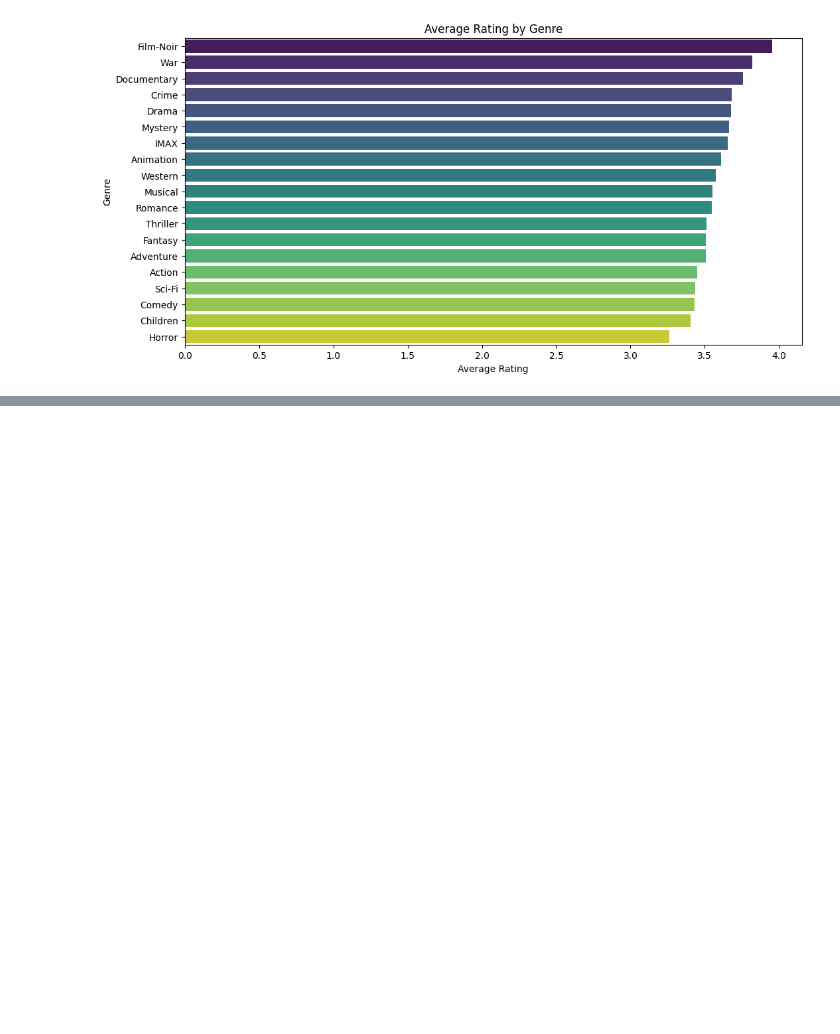
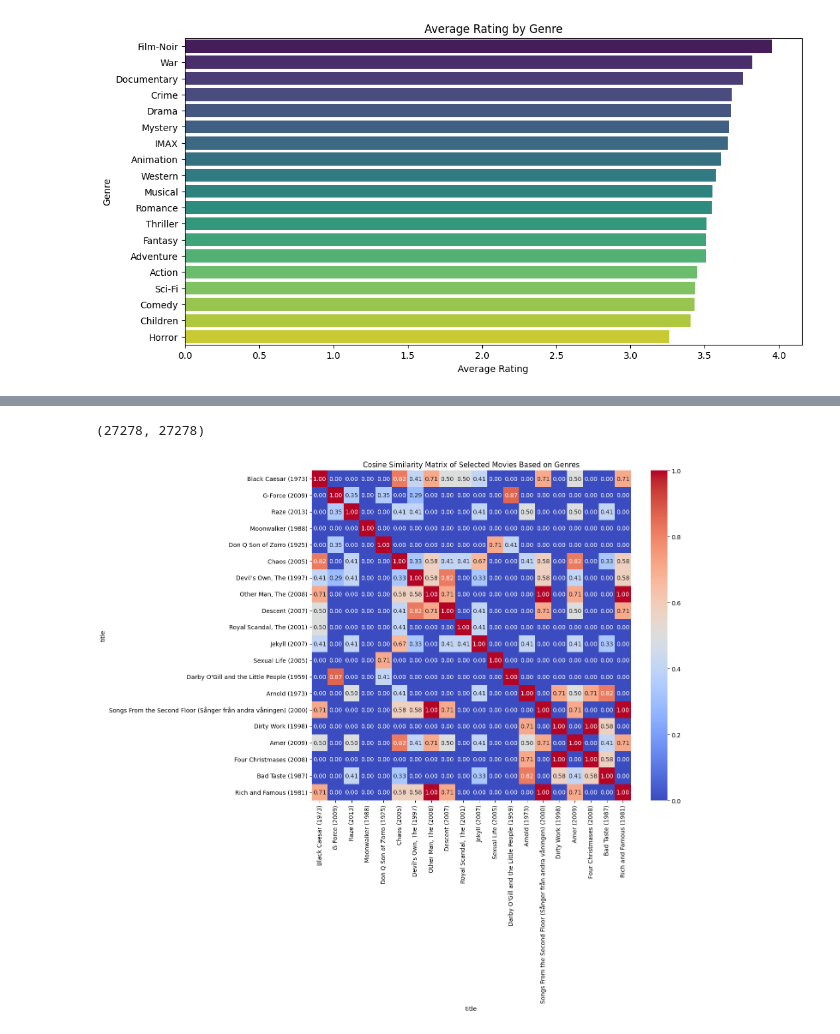
Before and after one commit to Varsha-1403/MovieLens-recommender, a Jupyter notebook: notebook/First.ipynb, the cells around one changed output, grey strips where cells are left out. Cells and saved outputs as stored; diff of their text form; code cells hidden in the pictures; blank space fills up the shorter version.

```diff
--- a/notebook/First.ipynb
+++ b/notebook/First.ipynb
@@ -5,5 +155,5 @@ import seaborn as sns
 # %%
-movies=pd.read_csv('C:/Users/ivars/OneDrive/Desktop/Movie_lens/MovieLens-recommender/Dataset/movie.csv')
+g_score=pd.read_csv('C:/source/Orion_Innovation_internship_repos/MovieLens-recommender/Dataset/genome_scores.csv')
 print(g_score)
 print(g_score.head())
 print(g_score.tail())
@@ -306,0 +451,17 @@ Passing `palette` without assigning `hue` is deprecated and will be removed in v
+# %%
+from sklearn.preprocessing import MultiLabelBinarizer
+# Split the genres string into a list of genres
+movies['genres'] = movies['genres'].apply(lambda x: x.split('|'))
+
+# Use MultiLabelBinarizer to one-hot encode the genres
+mlb = MultiLabelBinarizer()
+genres_encoded = mlb.fit_transform(movies['genres'])
+genres_df = pd.DataFrame(genres_encoded, columns=mlb.classes_)
+
+# Merge the one-hot encoded genres with the original movies dataframe
+movies = movies.join(genres_df)
+
+# Drop the original 'genres' column as it's no longer needed
+movies.drop('genres', axis=1, inplace=True)
+
+print(movies.head())
@@ -306,0 +486,35 @@ Passing `palette` without assigning `hue` is deprecated and will be removed in v
+# %%
+from sklearn.metrics.pairwise import cosine_similarity
+
+# Compute cosine similarity matrix for the one-hot encoded genres
+cosine_sim_matrix = cosine_similarity(genres_df)
+
+print(cosine_sim_matrix.shape)
+# %% [output]
+(27278, 27278)
+# %%
+# Select a fixed number of movies (e.g., 20)
+subset_size = 20
+subset_movies = movies.sample(subset_size, random_state=42)
+
+# Get the indices of the subset
+subset_indices = subset_movies.index
+
+# Get the corresponding genres for the subset
+subset_genres_df = genres_df.iloc[subset_indices]
+# %%
+# Compute cosine similarity matrix for the subset
+subset_cosine_sim_matrix = cosine_similarity(subset_genres_df)
+
+# Convert to a DataFrame for better handling
+subset_cosine_sim_df = pd.DataFrame(subset_cosine_sim_matrix, index=subset_movies['title'], columns=subset_movies['title'])
+# %%
+# Plot the heatmap for the subset
+plt.figure(figsize=(12, 10))
+sns.heatmap(subset_cosine_sim_df, cmap='coolwarm', annot=True, fmt=".2f")
+plt.title('Cosine Similarity Matrix of Selected Movies Based on Genres')
+plt.xticks(rotation=90)
+plt.yticks(rotation=0)
+plt.show()
+# %% [output]
+[figure, added]
```
Also changed, not shown: parts of 59 cells of this notebook, 1 other file.
